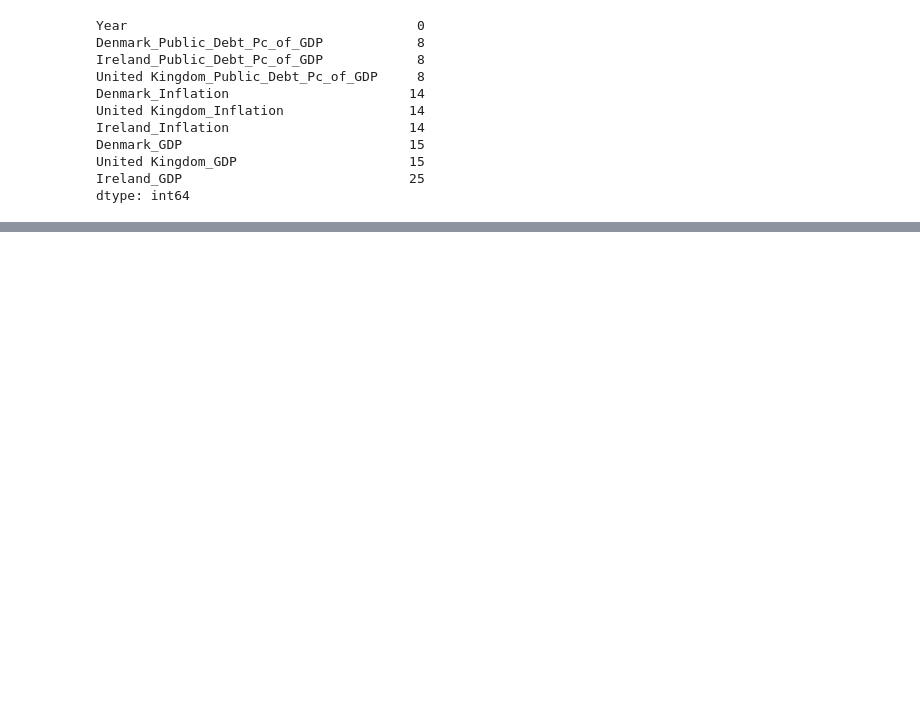
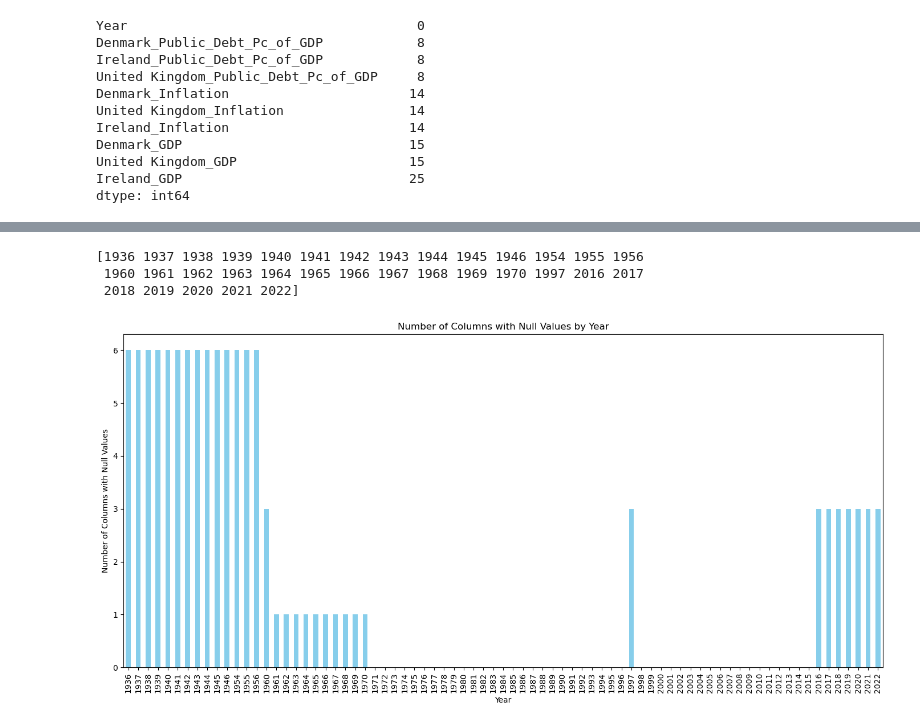
Before and after one commit to sbs23014/Capstone_Project, a Jupyter notebook: 2. Initial Data Exploration.ipynb, the cells around one changed output, grey strips where cells are left out. Drawn from its saved outputs; the diff is of its cells as text; code cells hidden in the pictures; blank space fills up the shorter version.

```diff
--- a/2. Initial Data Exploration.ipynb
+++ b/2. Initial Data Exploration.ipynb
@@ -79,0 +89,8 @@ data.describe()
+# %%
+missing_data_by_year = data[data.isnull().any(axis=1)]['Year'].unique()
+
+print(missing_data_by_year)
+# %% [output]
+[1936 1937 1938 1939 1940 1941 1942 1943 1944 1945 1946 1954 1955 1956
+ 1960 1961 1962 1963 1964 1965 1966 1967 1968 1969 1970 1997 2016 2017
+ 2018 2019 2020 2021 2022]
@@ -79,0 +107,20 @@ data.describe()
+# %%
+null_counts_by_year = data.isnull().groupby(data['Year']).sum()
+
+# Since we're interested in the number of columns with null values, not the total count of nulls,
+# we need to count columns with any nulls per year. We'll adjust the calculation accordingly.
+null_columns_count_by_year = null_counts_by_year.apply(lambda x: x > 0).sum(axis=1)
+
+import matplotlib.pyplot as plt
+
+# Plotting the year-by-year look at the number of columns with null values
+plt.figure(figsize=(14, 7))
+null_columns_count_by_year.plot(kind='bar', color='skyblue')
+plt.title('Number of Columns with Null Values by Year')
+plt.xlabel('Year')
+plt.ylabel('Number of Columns with Null Values')
+plt.xticks(rotation=90)  # Rotate the x-axis labels for better readability
+plt.tight_layout()  # Adjust layout to not cut off labels
+plt.show()
+# %% [output]
+[figure, added]
```
Also changed, not shown: parts of 28 cells of this notebook, 1 other file.
